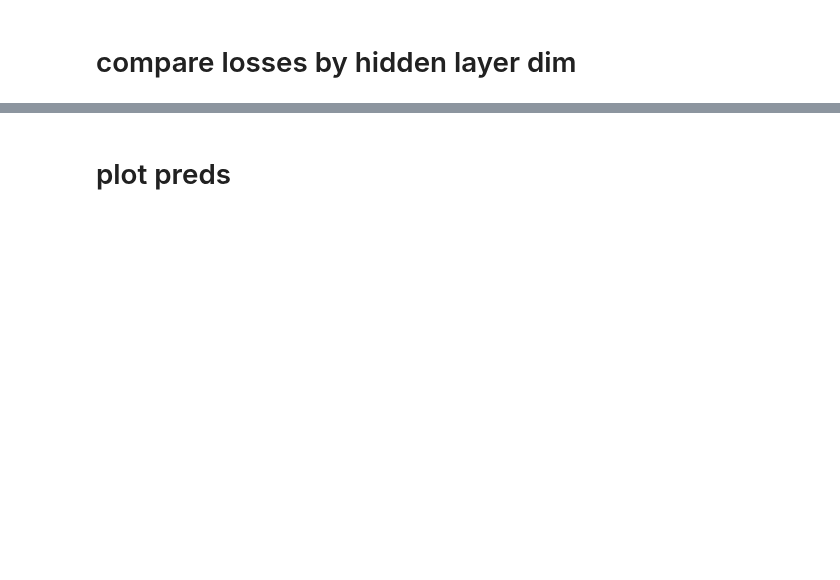
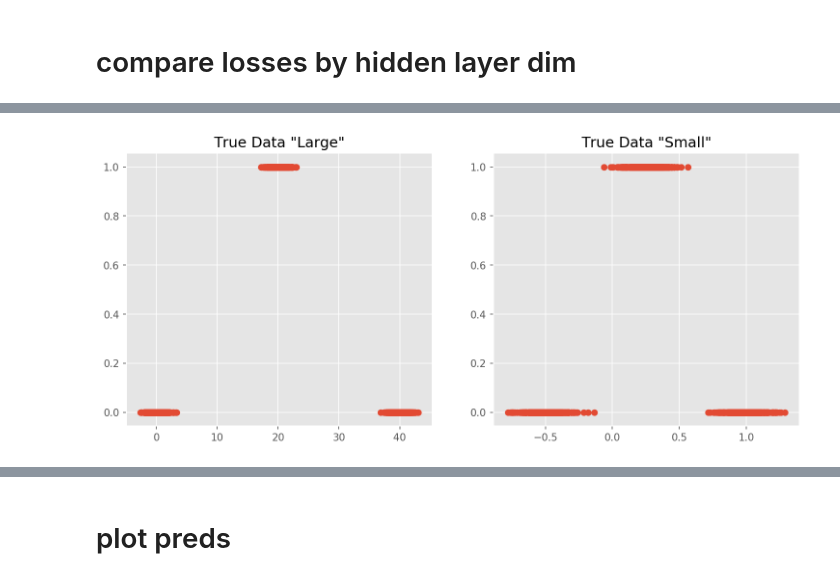
Before and after one commit to csinva/dnn-experiments, a Jupyter notebook: eda/analyze_sweeps.ipynb, the cells around one changed output, grey strips where cells are left out. Drawn from its saved outputs; the diff is of its cells as text; code cells hidden in the pictures; blank space fills up the shorter version.

```diff
--- a/eda/analyze_sweeps.ipynb
+++ b/eda/analyze_sweeps.ipynb
@@ -67,2 +83,4 @@ lmplot('hidden1', 'min_loss')
+# %%
+SAVFIG = False
 # %%
 max_accs = results[['max_acc', 'min_loss', 'hidden1']].groupby(['hidden1']).mean().reset_index()
@@ -85 +108,16 @@ plt.show()
+# %%
+X, y, y_plot = data.generate_gaussian_data(results.N[0], means=results.means[0], sds=results.sds[0], labs=results.labs[0])
+plt.figure(figsize=(12, 5), dpi=150)
+plt.subplot(121)
+plt.scatter(X.flatten(), y_plot.flatten())
+plt.title('True Data "Large"')
+X, y, y_plot = data.generate_gaussian_data(results_small.N[0], means=results_small.means[0], sds=results_small.sds[0], labs=results_small.labs[0])
+plt.subplot(122)
+plt.scatter(X.flatten(), y_plot.flatten())
+plt.title('True Data "Small"')
+if SAVFIG == True:
+    plt.savefig('true_data.pdf')
+plt.show()
+# %% [output]
+[figure, added]
 # %%
```
Also changed, not shown: parts of 22 cells of this notebook, 1 other file.
